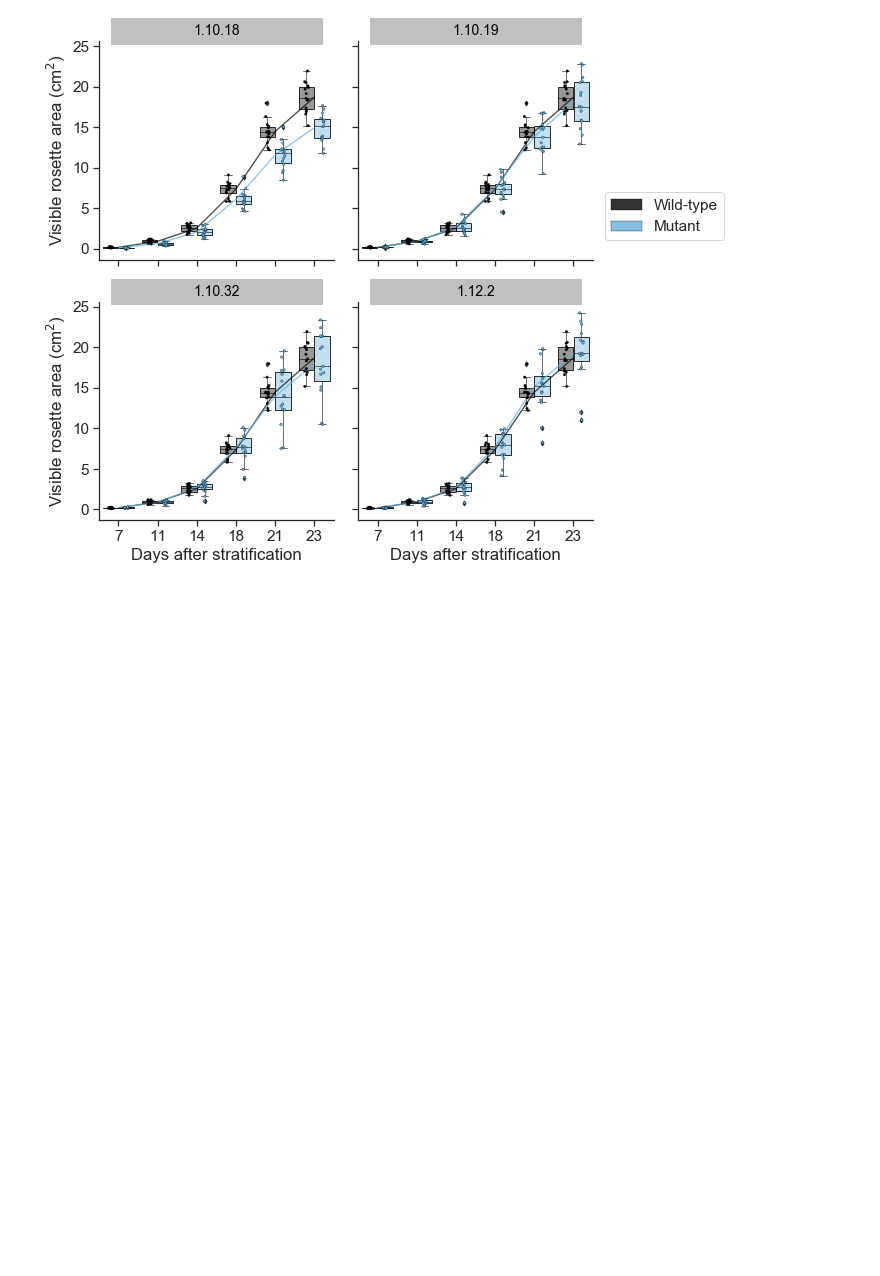
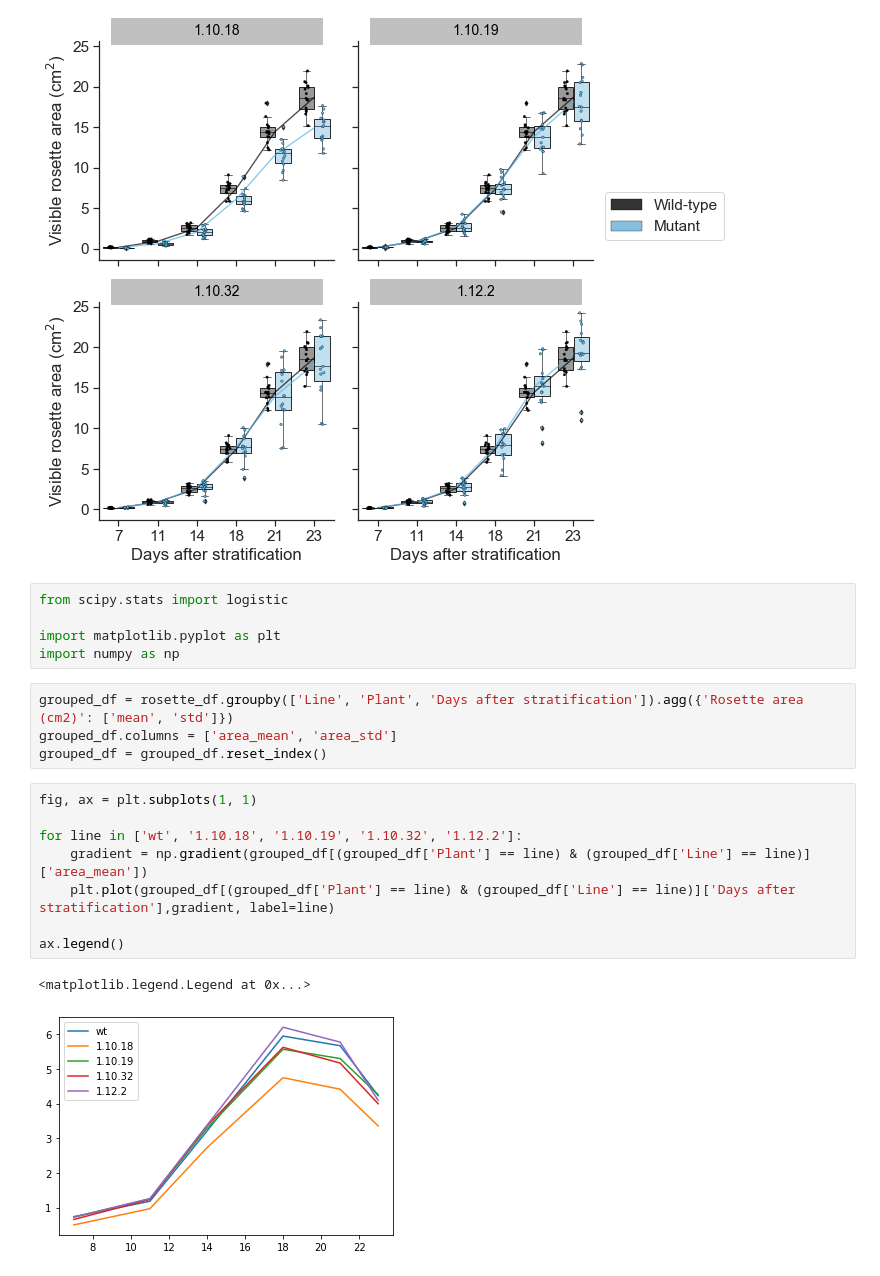
Before and after one commit to RonaCostello/Thesis, a Jupyter notebook: plots/chapter3_rosetteArea.ipynb, the cells around one changed output. Saved outputs shown, nothing was run; the diff lists cells and outputs as text; blank space fills up the shorter version.

Commit message:
Plot gradient of growth rate against time

```diff
--- a/plots/chapter3_rosetteArea.ipynb
+++ b/plots/chapter3_rosetteArea.ipynb
@@ -124,3 +124,23 @@ grid.set_axis_labels(x_var="Days after stratification", y_var="Visible rosette a
 plt.savefig("../figures/rosetteArea.pdf", transparent=True, dpi=300, bbox_inches='tight')
 # %% [output]
 [figure]
+# %%
+from scipy.stats import logistic
+
+import matplotlib.pyplot as plt
+import numpy as np
+# %%
+grouped_df = rosette_df.groupby(['Line', 'Plant', 'Days after stratification']).agg({'Rosette area (cm2)': ['mean', 'std']})
+grouped_df.columns = ['area_mean', 'area_std']
+grouped_df = grouped_df.reset_index()
+# %%
+fig, ax = plt.subplots(1, 1)
+
+for line in ['wt', '1.10.18', '1.10.19', '1.10.32', '1.12.2']:
+    gradient = np.gradient(grouped_df[(grouped_df['Plant'] == line) & (grouped_df['Line'] == line)]['area_mean'])
+    plt.plot(grouped_df[(grouped_df['Plant'] == line) & (grouped_df['Line'] == line)]['Days after stratification'],gradient, label=line)
+
+ax.legend()
+# %% [output]
+<matplotlib.legend.Legend at 0x...>
+[figure, added]
```
